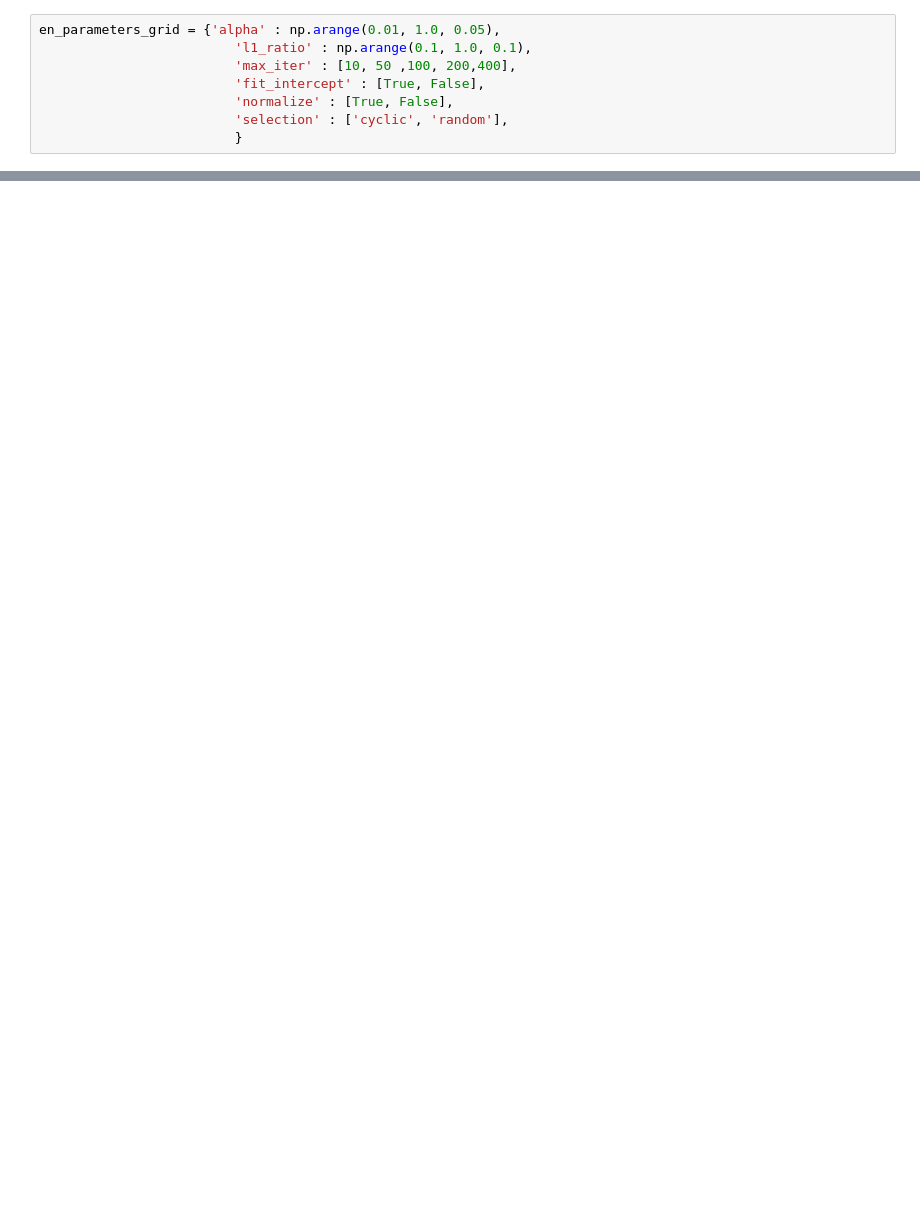
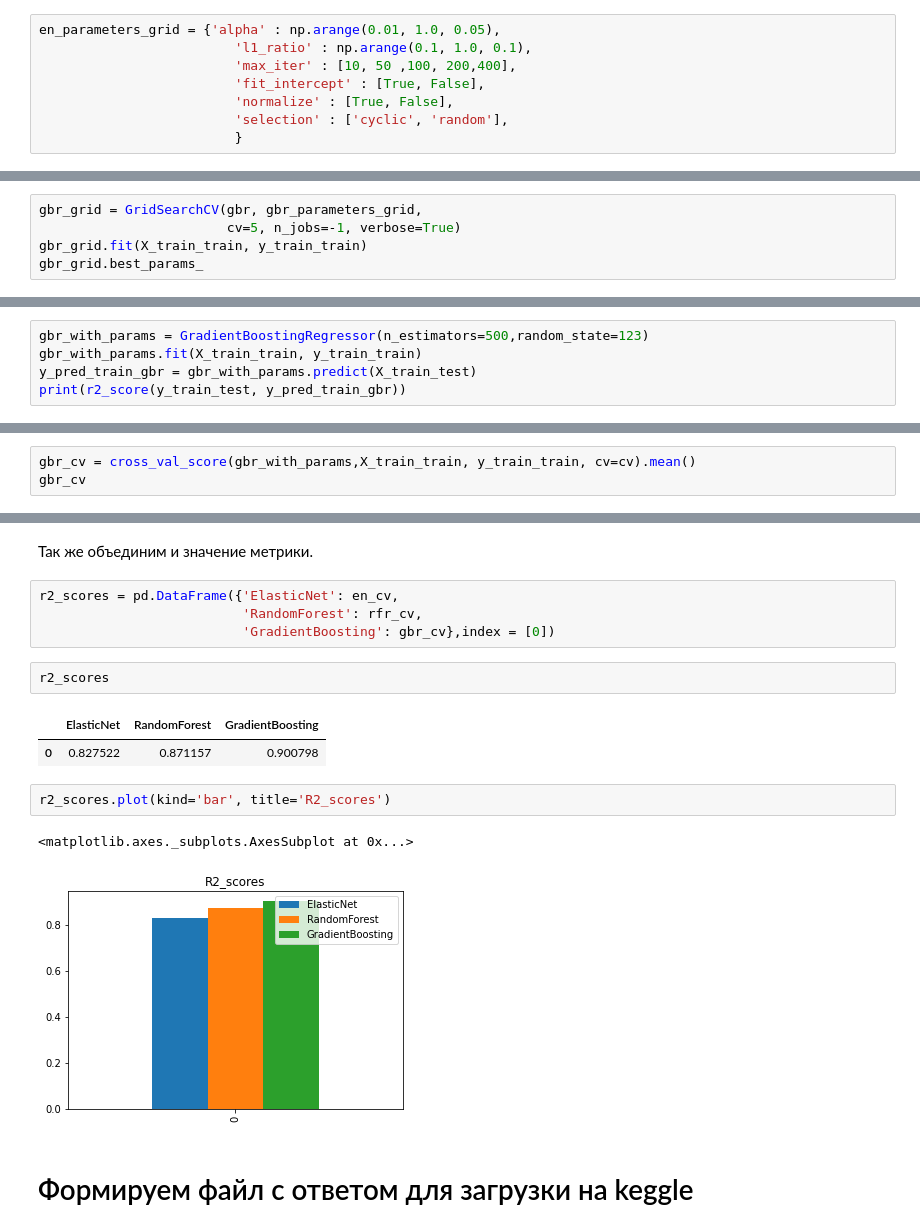
Before and after one commit to Lepeshkin-V/machine-learning, a Jupyter notebook: competition/House_prices.ipynb, the cells around one changed output, grey strips where cells are left out. Saved outputs shown, nothing was run; the diff lists cells and outputs as text; blank space fills up the shorter version.

```diff
--- a/competition/House_prices.ipynb
+++ b/competition/House_prices.ipynb
@@ -609,0 +424,5 @@ y_pred_final_en.to_csv('predict.csv')
+# %%
+gbr_grid = GridSearchCV(gbr, gbr_parameters_grid,
+                        cv=5, n_jobs=-1, verbose=True)
+gbr_grid.fit(X_train_train, y_train_train)
+gbr_grid.best_params_
@@ -609,0 +436,5 @@ y_pred_final_en.to_csv('predict.csv')
+# %%
+gbr_with_params = GradientBoostingRegressor(n_estimators=500,random_state=123)
+gbr_with_params.fit(X_train_train, y_train_train)
+y_pred_train_gbr = gbr_with_params.predict(X_train_test)
+print(r2_score(y_train_test, y_pred_train_gbr))
@@ -609,0 +445,3 @@ y_pred_final_en.to_csv('predict.csv')
+# %%
+gbr_cv = cross_val_score(gbr_with_params,X_train_train, y_train_train, cv=cv).mean()
+gbr_cv
@@ -609,0 +480,18 @@ y_pred_final_en.to_csv('predict.csv')
+# %% [markdown]
+Так же объединим и значение метрики.
+# %%
+r2_scores = pd.DataFrame({'ElasticNet': en_cv,
+                          'RandomForest': rfr_cv,
+                          'GradientBoosting': gbr_cv},index = [0])
+# %%
+r2_scores
+# %% [output]
+|  | ElasticNet | RandomForest | GradientBoosting |
+| 0 | 0.827522 | 0.871157 | 0.900798 |
+# %%
+r2_scores.plot(kind='bar', title='R2_scores')
+# %% [output]
+<matplotlib.axes._subplots.AxesSubplot at 0x...>
+[figure, added]
+# %% [markdown]
+# Формируем файл с ответом для загрузки на keggle
```
Also changed, not shown: parts of 74 cells of this notebook.
